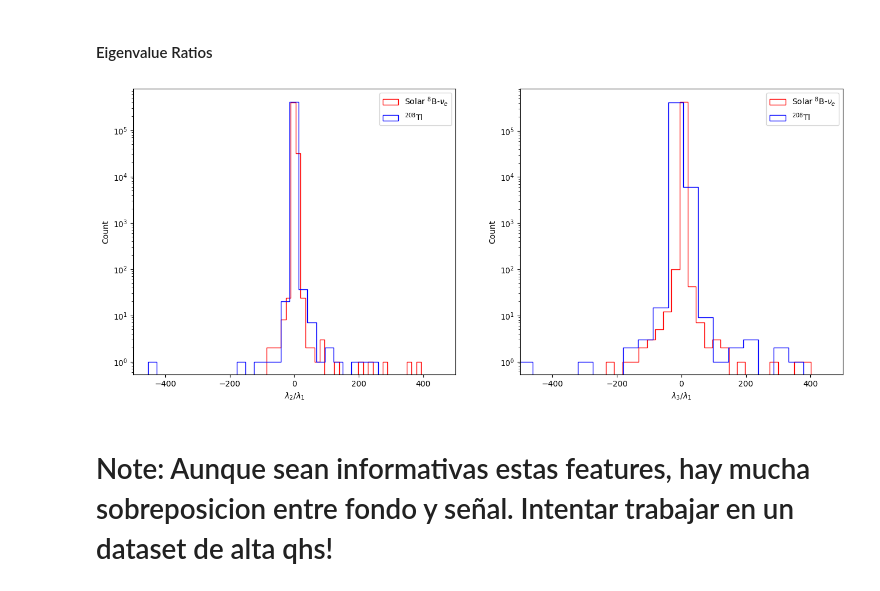
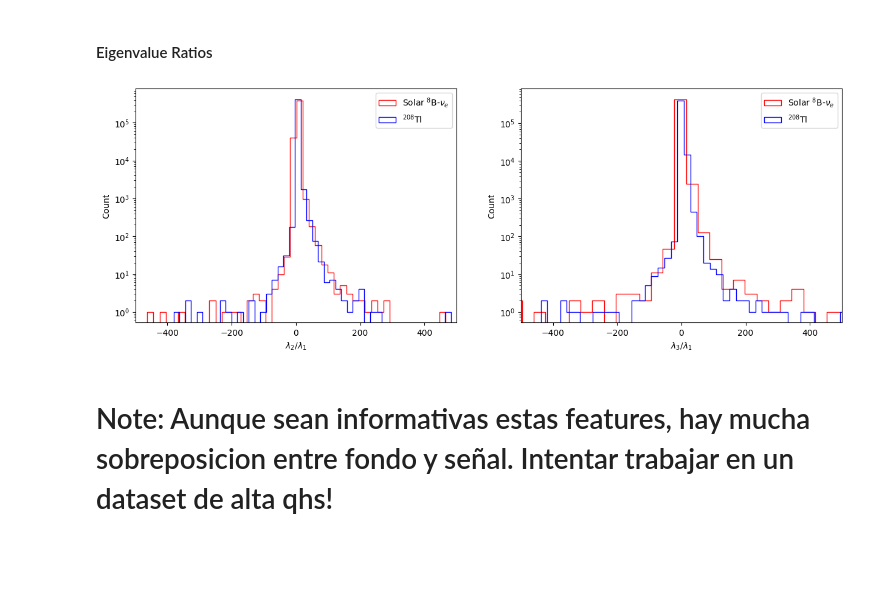
Before and after one commit to joankl/Solar-Neutrinos-Project, a Jupyter notebook: Machine Learning/Dataset Construction/Features Study/Geometric Pattern.ipynb, the cells around one changed output. Cells and saved outputs as stored; diff of their text form; code cells hidden in the pictures; blank space fills up the shorter version.

```diff
--- a/Machine Learning/Dataset Construction/Features Study/Geometric Pattern.ipynb
+++ b/Machine Learning/Dataset Construction/Features Study/Geometric Pattern.ipynb
@@ -31,6 +34,8 @@ time_res_sup_cut = 5
 nhits_cut = 20 #Nhits cut to be applied after the time residual cuts
 # %%
-main_dir = f'E:/Data/solars/mc/2p2PPO/ML Data/np_arrays/Train/E_{energy_inf_cut}_{energy_sup_cut}_MeV_R_{posr_cut}_mm_Delta_{time_res_inf_cut}_{time_res_sup_cut}_ns/'
+main_dir = f'E:/Data/solars/mc/2p2PPO/ML Data/np_arrays/Train/E_{energy_inf_cut}_{energy_sup_cut}_MeV_R_{posr_cut}_mm_Delta_{time_res_inf_cut}_{time_res_sup_cut}_ns_QHS_{qhs_inf_cut}_{qhs_sup_cut}/'
+#main_dir = f'E:/Data/solars/mc/2p2PPO/ML Data/np_arrays/Train/E_{energy_inf_cut}_{energy_sup_cut}_MeV_R_{posr_cut}_mm_Delta_{time_res_inf_cut}_{time_res_sup_cut}_ns/'
+
 
 solar_fpattern = 'SolarNue_'
 tl208_fpattern = '208Tl_'
@@ -130,27 +161,21 @@ tl208_evID = tl208_dict['evtid']
 # Empty lists which will contain all the observables in the suitable shape
 tl208_dict_ev = {var_i: [] for var_i in nonper_hit_observables_name + per_hit_observables}
 
-#evID index break list
-tl208_data_break_i = [0]  # array whose elements are the index from where an event start and end.
+#Extract the redundant evID
+tl208_evID = tl208_dict['evtid']
 
-tl208_N_data = len(tl208_evID)
+tl208_data_break_index_mask = (np.diff(evtid) != 0)
+tl208_data_break_index = np.where(tl208_data_break_index_mask)[0]+1
+tl208_data_break_index = np.concatenate(([0], tl208_data_break_index, [len(evtid) - 1]))
 
-print('Looking for break index in Tl208 evID')
-for i_dx in range(tl208_N_data - 1):
-    if tl208_evID[i_dx] != tl208_evID[i_dx+1]:
-        tl208_data_break_i.append(i_dx+1)
-
-#add the last index to complete the data_break_i list
-tl208_data_break_i.append(tl208_N_data - 1)
-
-N_tl208_terms = len(tl208_data_break_i)
+N_tl208_terms = len(tl208_data_break_index)
 
 #Start to save the non-per-hit values and separate the time residuals and angles for each event
 # Loop on Events
 print(f'saving the observables for Tl208')
 for i_dx in range(N_tl208_terms - 1):
-    init_i = tl208_data_break_i[i_dx]
-    final_i = tl208_data_break_i[i_dx+1]
+    init_i = tl208_data_break_index[i_dx]
+    final_i = tl208_data_break_index[i_dx+1]
 
     for var_i in nonper_hit_observables_name:
         nonper_hit_var_i_value = tl208_dict[var_i][init_i : final_i][0]
@@ -315,7 +340,7 @@ The idea is compute the matrix elements of the Inertia Tensor (IT) using the hit
 en_sup_cut = 4
 
 #  PMT Mass Model
-time_res_exp_decay = False  # Turn True to use time residual exponential decay weighting
+time_res_exp_decay = True  # Turn True to use time residual exponential decay weighting
 tau = 1                     # half-life parameter of decay. tau:[1, 2.5] ns
 # %% [markdown]
 ### Solars Inertia Tensor
@@ -521,28 +546,28 @@ plt.show()
 # %%
 # ==== Sort in list ====
 
 eigval_ratios_solar = [eigval_ratio21_solar, eigval_ratio31_solar]
 eigval_ratios_tl208 = [eigval_ratio21_tl208, eigval_ratio31_tl208]
 x_label = [r'$\lambda_{2}/\lambda_{1}$', r'$\lambda_{3}/\lambda_{1}$']
 
-fig, axes = plt.subplots(1, 2, figsize = (16, 6.5))
+fig, axes = plt.subplots(1, 2, figsize = (15, 5))
 
 bins = 200
 
 for i, ax_i in enumerate(axes):
 
     sn.histplot(eigval_ratios_solar[i], bins = bins, ax = ax_i, color = 'red', element = 'step', alpha = 0, label = r'Solar $^{8}$B-$\nu_e$')
     sn.histplot(eigval_ratios_tl208[i], bins = bins, ax = ax_i, color = 'blue', element = 'step', alpha = 0, label = r'$^{208}$Tl')
 
     ax_i.set_xlabel(x_label[i])
 
     ax_i.legend(loc = 'best')
     ax_i.set_yscale('log')
 
     ax_i.set_xlim(-500, 500)
 
 plt.show()
 # %% [output]
-[figure, old version]
+[figure, new version]
 # %% [markdown]
 # Note: Aunque sean informativas estas features, hay mucha sobreposicion entre fondo y señal. Intentar trabajar en un dataset de alta qhs!
```
Also changed, not shown: parts of 9 cells of this notebook.
